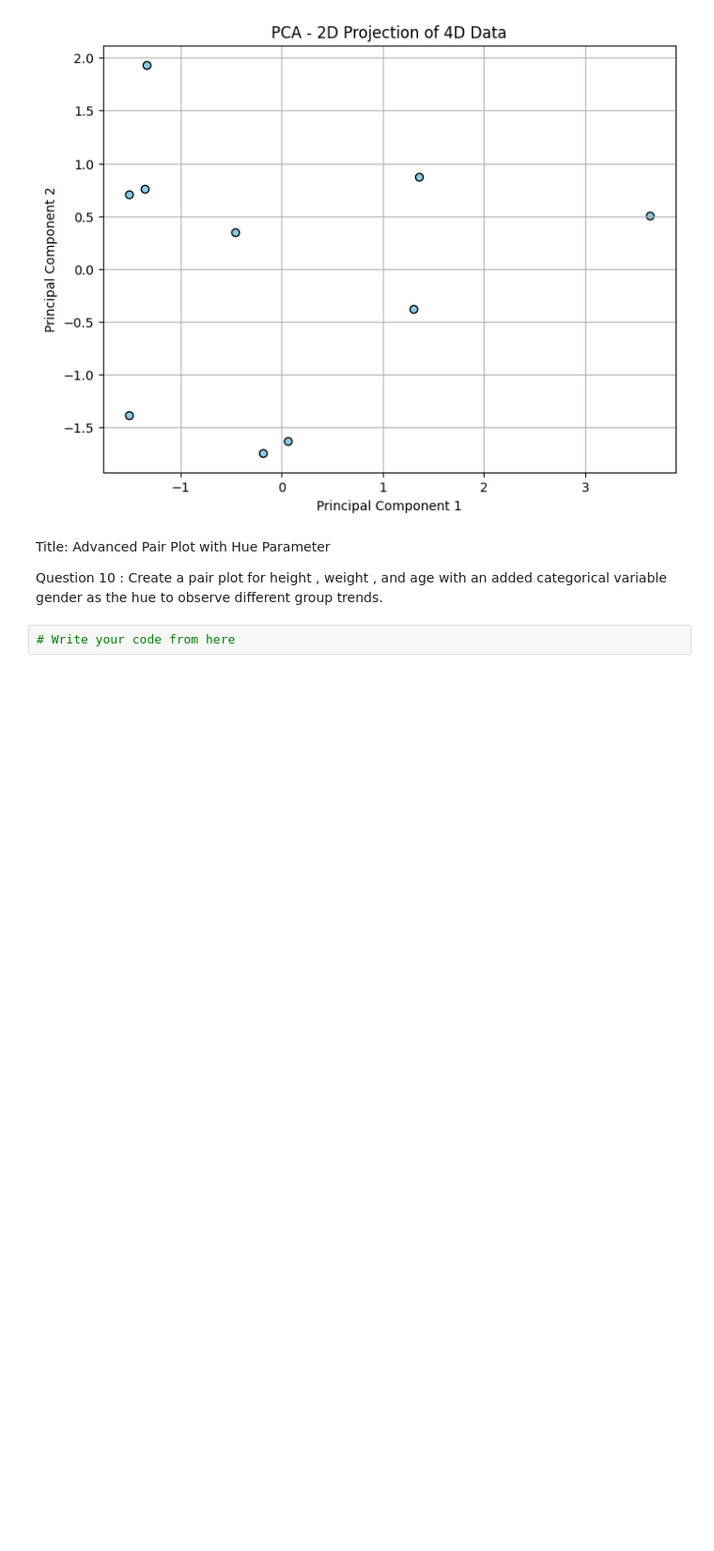
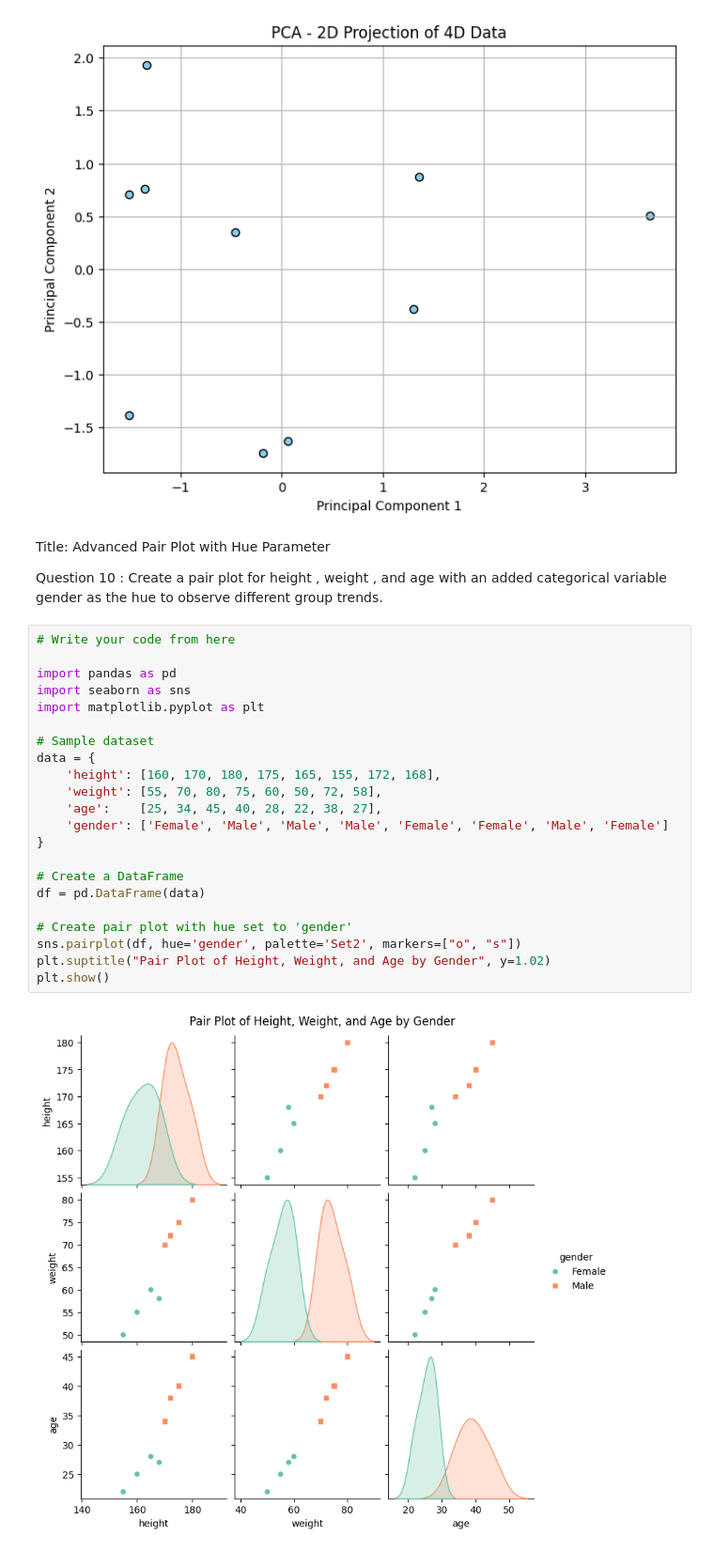
Before and after one commit to SwatiSS047/AI---ML, a Jupyter notebook: src/Module 4/Data Visualization & Statistical Analysis/q1.ipynb, the cells around one changed output. Shown: that part at 94% size. Cells and saved outputs as stored; diff of their text form; blank space fills up the shorter version.

Commit message:
Updated q1.ipynb in Module 4: Enhanced data visualization and statistical analysis examples

```diff
--- a/src/Module 4/Data Visualization & Statistical Analysis/q1.ipynb
+++ b/src/Module 4/Data Visualization & Statistical Analysis/q1.ipynb
@@ -252,5 +252,27 @@ plt.show()
 Title: Advanced Pair Plot with Hue Parameter<br>
 
 Question 10 : Create a pair plot for height , weight , and age with an added categorical variable gender as the hue to observe different group trends.
-# %%
-# Write your code from here
+# %%
+# Write your code from here
+
+import pandas as pd
+import seaborn as sns
+import matplotlib.pyplot as plt
+
+# Sample dataset
+data = {
+    'height': [160, 170, 180, 175, 165, 155, 172, 168],
+    'weight': [55, 70, 80, 75, 60, 50, 72, 58],
+    'age':    [25, 34, 45, 40, 28, 22, 38, 27],
+    'gender': ['Female', 'Male', 'Male', 'Male', 'Female', 'Female', 'Male', 'Female']
+}
+
+# Create a DataFrame
+df = pd.DataFrame(data)
+
+# Create pair plot with hue set to 'gender'
+sns.pairplot(df, hue='gender', palette='Set2', markers=["o", "s"])
+plt.suptitle("Pair Plot of Height, Weight, and Age by Gender", y=1.02)
+plt.show()
+# %% [output]
+[figure, added]
```
